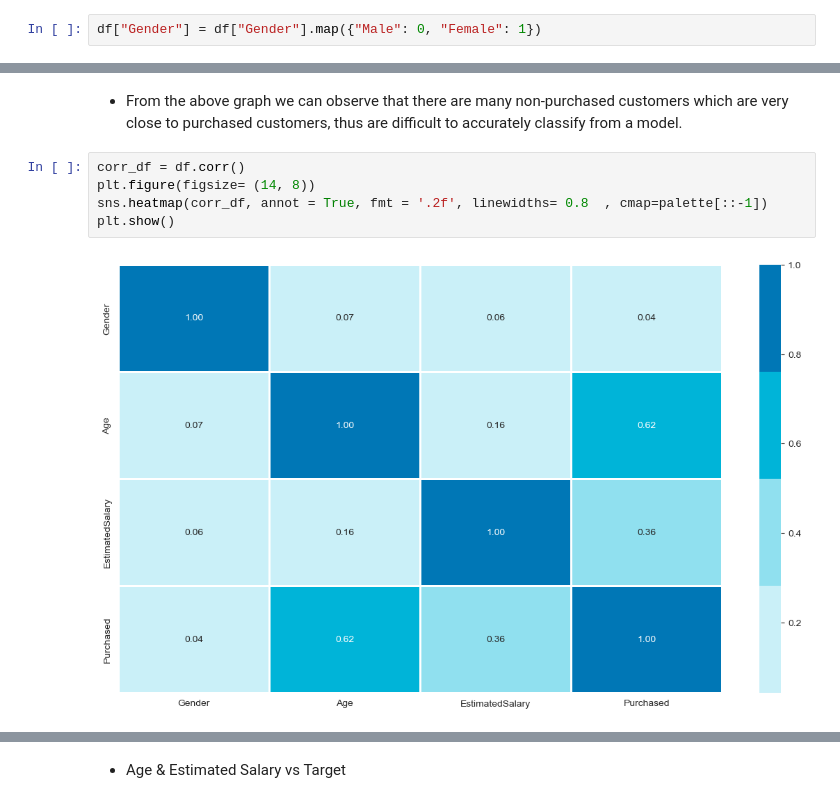
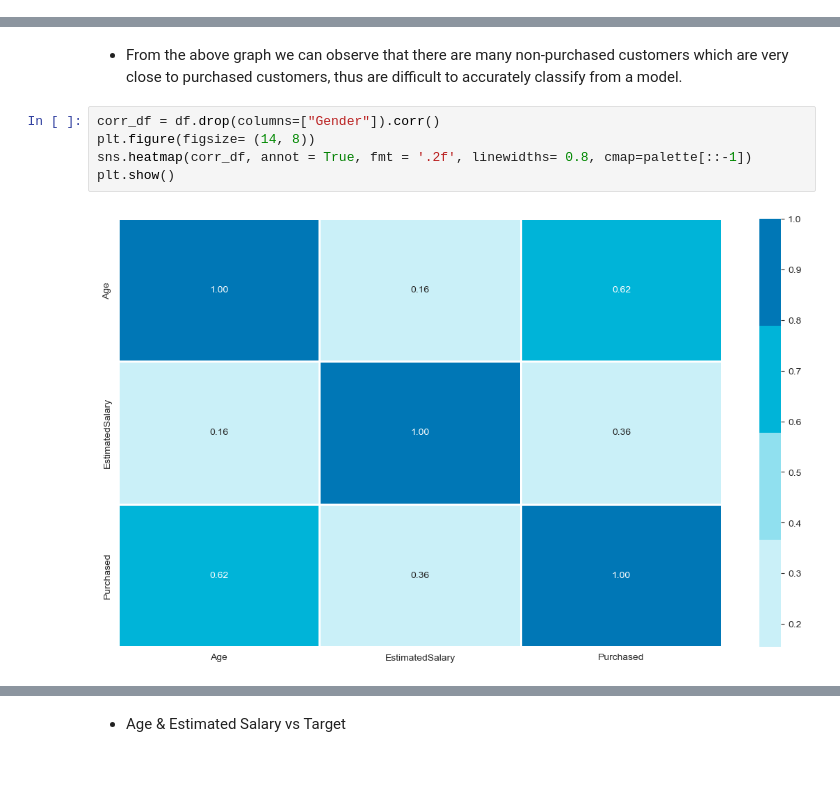
Before and after one commit to CodexploreRepo/machine-learning-101, a Jupyter notebook: notebooks/topics/lookalike/social_network_ads.ipynb, the cells around one changed output, grey strips where cells are left out. Drawn from its saved outputs; the diff is of its cells as text; blank space fills up the shorter version.

```diff
--- a/notebooks/topics/lookalike/social_network_ads.ipynb
+++ b/notebooks/topics/lookalike/social_network_ads.ipynb
@@ -33,8 +52,6 @@ df.head()
 | 4 | 15804002 | Male | 19 | 76000 | 0 |
 # %%
 df = df.set_index("User ID")
-# %%
-df["Gender"] = df["Gender"].map({"Male": 0, "Female": 1})
 # %%
 df.shape
 # %% [output]
@@ -94,9 +118,9 @@ tsne_plot(x=df[["Gender","Age","EstimatedSalary"]], y=df["Purchased"])
 # %% [markdown]
 - From the above graph we can observe that there are many non-purchased customers which are very close to purchased customers, thus are difficult to accurately classify from a model.
 # %%
-corr_df = df.corr()
+corr_df = df.drop(columns=["Gender"]).corr()
 plt.figure(figsize= (14, 8))
-sns.heatmap(corr_df, annot = True, fmt = '.2f', linewidths= 0.8  , cmap=palette[::-1])
+sns.heatmap(corr_df, annot = True, fmt = '.2f', linewidths= 0.8, cmap=palette[::-1])
 plt.show()
 # %% [output]
-[figure, old version]
+[figure, new version]
```
Also changed, not shown: parts of 52 cells of this notebook, 3 other files.
